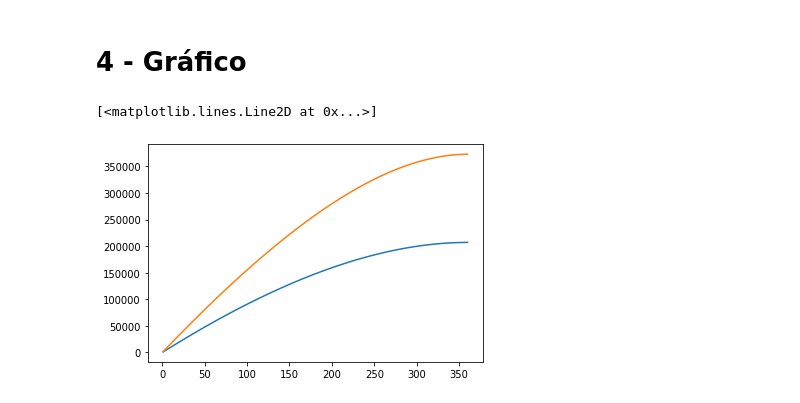
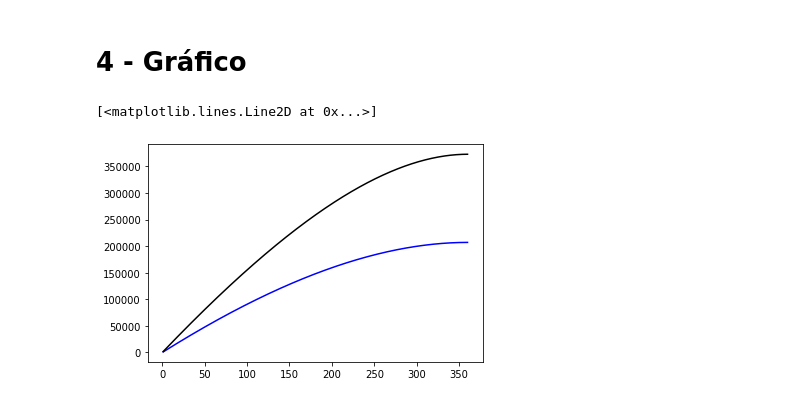
Before and after one commit to sebagit914/Challenge01, a Jupyter notebook: Reproducir_interés_vs_gráfico_principal.ipynb, the cells around one changed output. Drawn from its saved outputs; the diff is of its cells as text; code cells hidden in the pictures.

```diff
--- a/Reproducir_interés_vs_gráfico_principal.ipynb
+++ b/Reproducir_interés_vs_gráfico_principal.ipynb
@@ -115,8 +115,8 @@ acumulado_30_5 = filtro_5_30.loc[ :, 'acumulado'].values
 # %% [markdown]
 # 4 - Gráfico
 # %%
-plt.plot(meses_30_3, acumulado_30_3)
-plt.plot(meses_30_5, acumulado_30_5)
+plt.plot(meses_30_3, acumulado_30_3, c = "b")
+plt.plot(meses_30_5, acumulado_30_5, c= "k")
 # %% [output]
 [<matplotlib.lines.Line2D at 0x...>]
-[figure, old version]
+[figure, new version]
```
